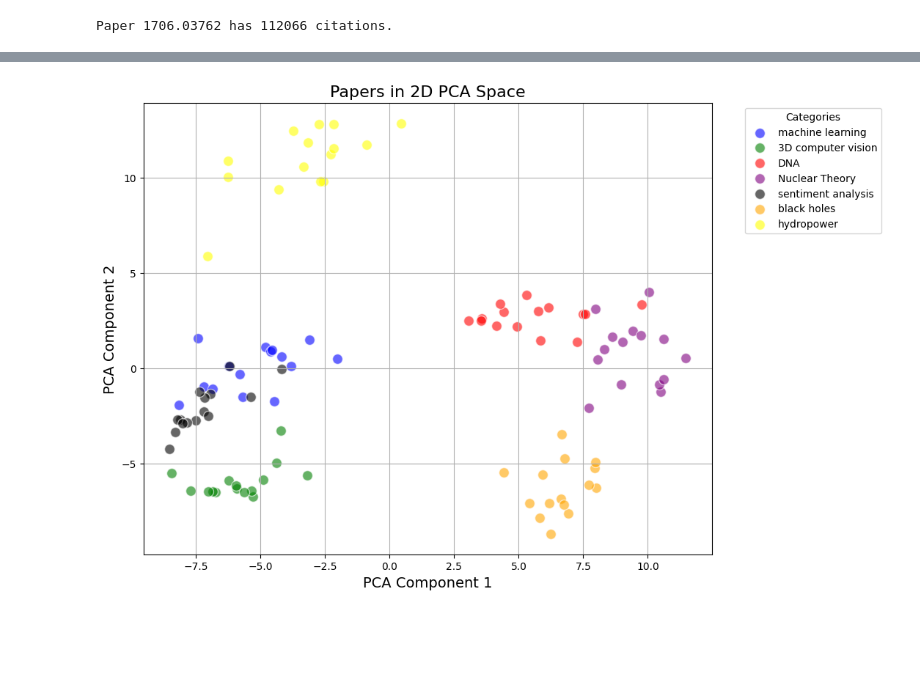
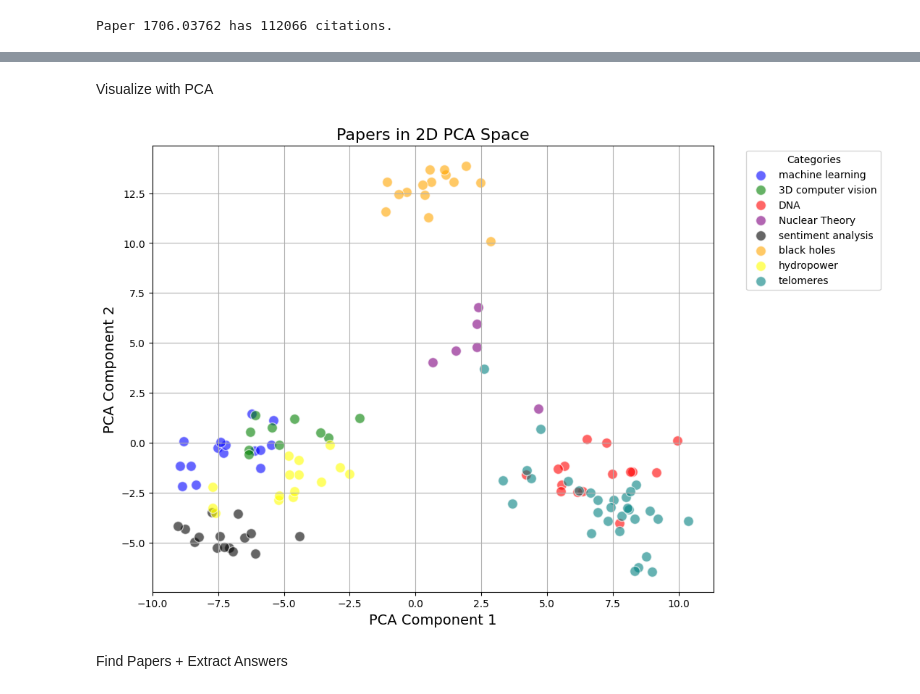
Before and after one commit to piluguji/PaperSemanticSearch, a Jupyter notebook: get_papers.ipynb, the cells around one changed output, grey strips where cells are left out. Saved outputs shown, nothing was run; the diff lists cells and outputs as text; code cells hidden in the pictures; blank space fills up the shorter version.

Commit message:
getting bulk papers

```diff
--- a/get_papers.ipynb
+++ b/get_papers.ipynb
@@ -104,7 +124,7 @@ def fetch_arxiv_papers(query="all", max_results=50):
 
     response = requests.get(url)
     if response.status_code != 200:
-        raise Exception(f"Error: Unable to fetch data (Status: {response.status_code})")
+        return pd.DataFrame()
 
     data = xmltodict.parse(response.content)
     if 'entry' not in data['feed']:
@@ -132,5 +152,7 @@ queries = ['machine learning', '3D computer vision', 'DNA', 'Nuclear Theory', 's
 df = pd.DataFrame()
 
 for query in queries:
-    papers_df = fetch_arxiv_papers(query=query, max_results=15)
+    papers_df = fetch_arxiv_papers(query=query, max_results=40)
+    if len(papers_df) == 0:
+        break
     df = pd.concat([df, papers_df], ignore_index=True)
@@ -191,2 +159,2 @@ pd.DataFrame(papers_data)
 # %%
-df = pd.concat([df, papers_data], ignore_index=True)
+df = pd.concat([df, pd.DataFrame(papers_data)], ignore_index=True)
@@ -238,3 +204,5 @@ Generated embeddings shape: (105, 384)
+# %% [markdown]
+Visualize with PCA
 # %%
 import numpy as np
 import pandas as pd
@@ -257,31 +225,35 @@ df['PCA_y'] = pca_result[:, 1]
 # %%
 # Define a color map based on categories
 category_colors = {
     'machine learning': 'blue',
     '3D computer vision': 'green',
     'DNA': 'red',
     'Nuclear Theory': 'purple',
     'sentiment analysis': 'black',
     'black holes': 'orange',
-    'hydropower': 'yellow'
+    'hydropower': 'yellow',
+    'telomeres': 'teal'
 }
+
 
 # Plot the papers on a 2D scatter plot
 plt.figure(figsize=(10, 8))
 for category in df['query'].unique():
     category_data = df[df['query'] == category]
     plt.scatter(category_data['PCA_x'], category_data['PCA_y'],
                 label=category, color=category_colors.get(category, 'gray'), alpha=0.6, edgecolors='w', s=100)
 
 # Add labels and title
 plt.title("Papers in 2D PCA Space", fontsize=16)
 plt.xlabel("PCA Component 1", fontsize=14)
 plt.ylabel("PCA Component 2", fontsize=14)
 plt.legend(title="Categories", bbox_to_anchor=(1.05, 1), loc='upper left')
 plt.grid(True)
 plt.show()
 # %% [output]
-[figure, old version]
+[figure, new version]
+# %% [markdown]
+Find Papers + Extract Answers
 # %%
 from sklearn.metrics.pairwise import cosine_similarity
 
```
Also changed, not shown: parts of 10 cells of this notebook, 2 other files.
